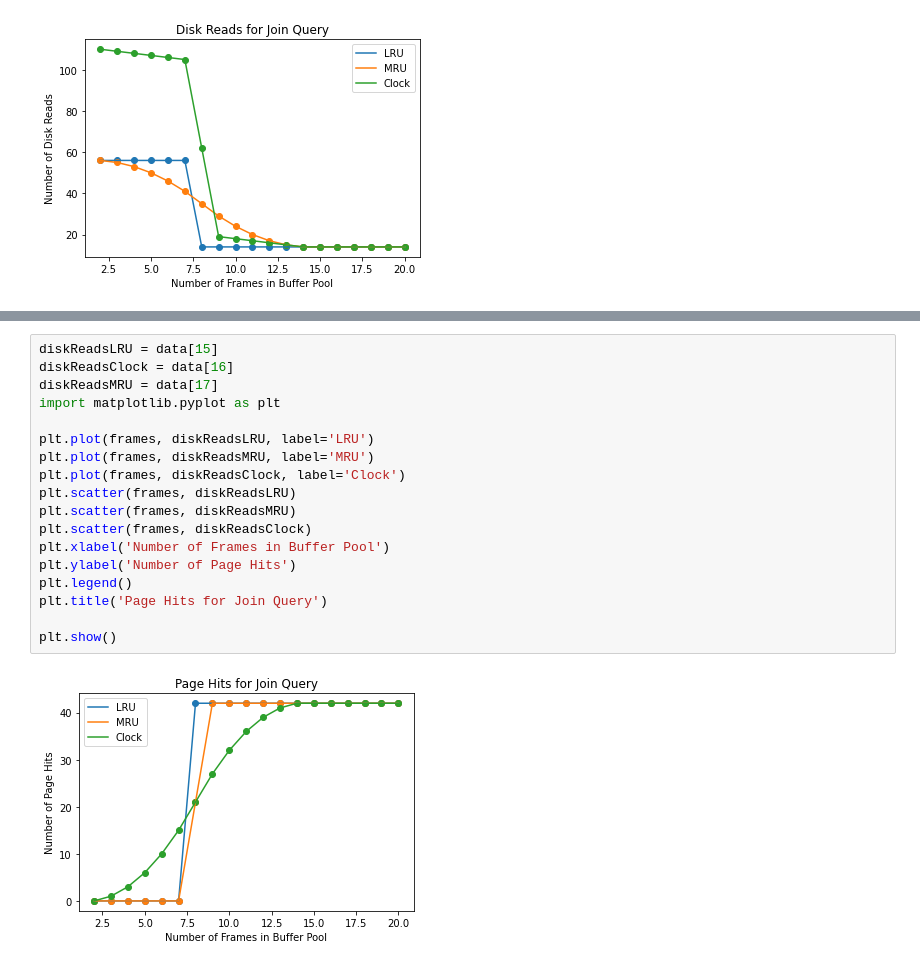
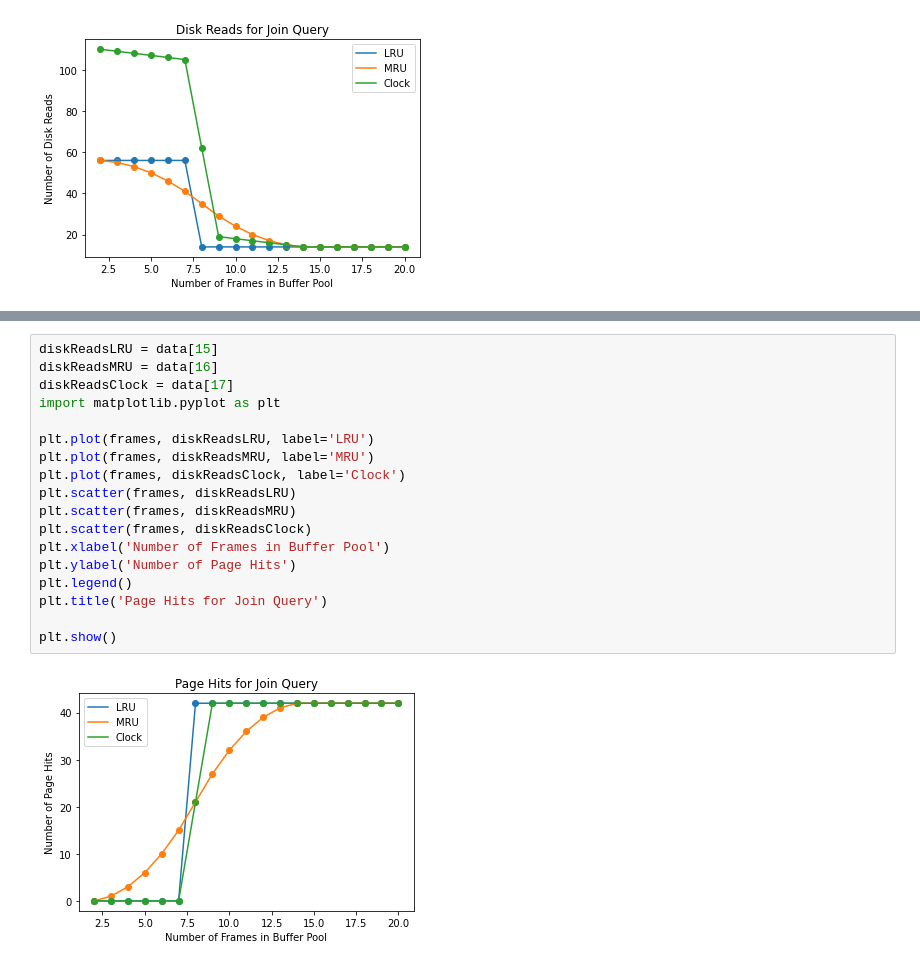
Before and after one commit to likhnic/DBMS_Project, a Jupyter notebook: getResults.ipynb, the cells around one changed output, grey strips where cells are left out. Drawn from its saved outputs; the diff is of its cells as text.

```diff
--- a/getResults.ipynb
+++ b/getResults.ipynb
@@ -49,22 +49,22 @@ plt.show()
 # %%
 diskReadsLRU = data[15]
-diskReadsClock = data[16]
-diskReadsMRU = data[17]
+diskReadsMRU = data[16]
+diskReadsClock = data[17]
 import matplotlib.pyplot as plt
 
 plt.plot(frames, diskReadsLRU, label='LRU')
 plt.plot(frames, diskReadsMRU, label='MRU')
 plt.plot(frames, diskReadsClock, label='Clock')
 plt.scatter(frames, diskReadsLRU)
 plt.scatter(frames, diskReadsMRU)
 plt.scatter(frames, diskReadsClock)
 plt.xlabel('Number of Frames in Buffer Pool')
 plt.ylabel('Number of Page Hits')
 plt.legend()
 plt.title('Page Hits for Join Query')
 
 plt.show()
 # %% [output]
-[figure, old version]
+[figure, new version]
 # %%
 diskReadsLRU = data[6]
```
Also changed, not shown: parts of 2 cells of this notebook, 2 other files.
